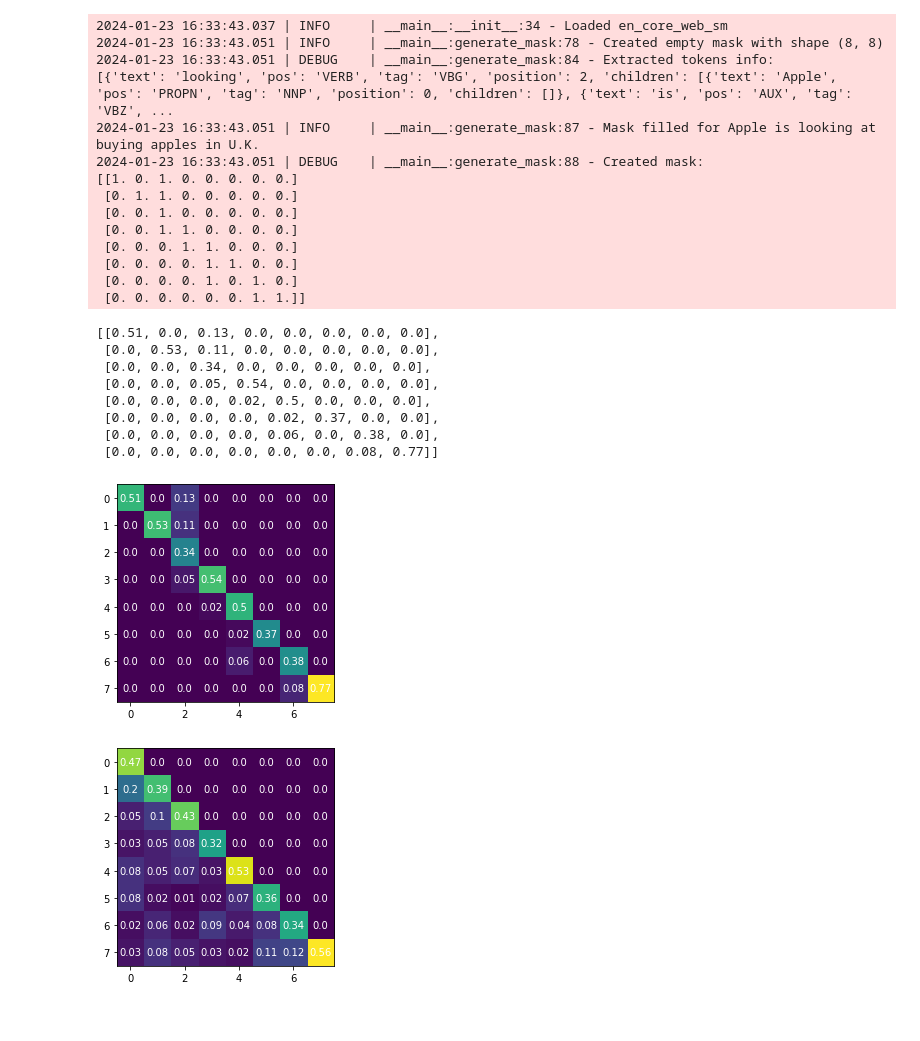
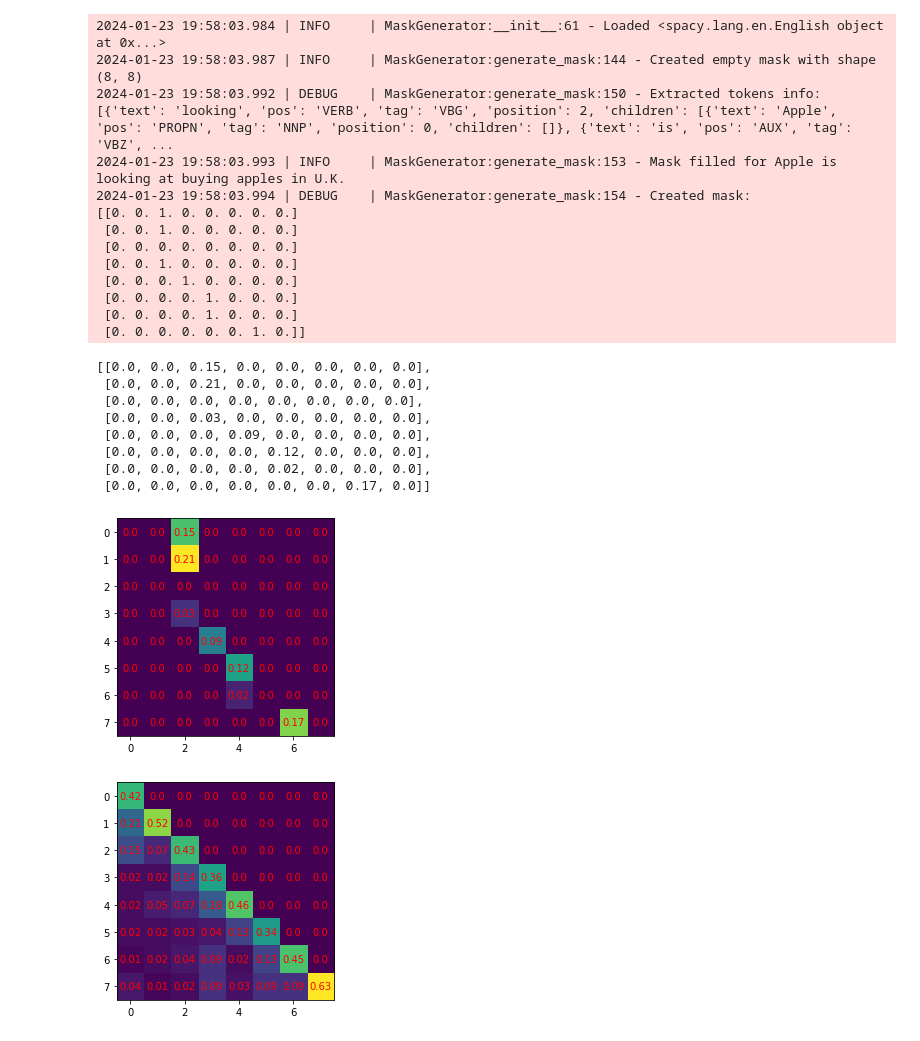
Before and after one commit to Ag0r9/UG-POSMT, a Jupyter notebook: notebook/viusalize_masks.ipynb, the cells around one changed output. Cells and saved outputs as stored; diff of their text form; code cells hidden in the pictures.

```diff
--- a/notebook/viusalize_masks.ipynb
+++ b/notebook/viusalize_masks.ipynb
@@ -110 +26,7 @@ matrix = np.ones((input_sentence_len, input_sentence_len))
+# %%
+def plot_matrix_color(matrix):
+    plt.imshow(matrix, cmap='viridis', interpolation='nearest')
+    for i in range(len(matrix)):
+        for j in range(len(matrix[0])):
+            plt.text(j, i, str(matrix[i][j]), ha='center', va='center', color='r')
 # %%
@@ -181,35 +93,35 @@ def plot_matrix(matrix):
 # %%
-matrix1 =  MaskGenerator().generate_mask(input_sentence)
+matrix1 =  MaskGenerator(False,False,False,'en').generate_mask(input_sentence)
 matrix2 = generate_stochastic_matrix(input_sentence_len)
-plot_matrix(multiply_elementwise(matrix1, matrix2))
+plot_matrix_color(multiply_elementwise(matrix1, matrix2))
 multiply_elementwise(matrix1,matrix2)
 # %% [output]
-2024-01-23 16:33:43.037 | INFO     | __main__:__init__:34 - Loaded en_core_web_sm
-2024-01-23 16:33:43.051 | INFO     | __main__:generate_mask:78 - Created empty mask with shape (8, 8)
-2024-01-23 16:33:43.051 | DEBUG    | __main__:generate_mask:84 - Extracted tokens info:
+2024-01-23 19:58:03.984 | INFO     | MaskGenerator:__init__:61 - Loaded <spacy.lang.en.English object at 0x...>
+2024-01-23 19:58:03.987 | INFO     | MaskGenerator:generate_mask:144 - Created empty mask with shape (8, 8)
+2024-01-23 19:58:03.992 | DEBUG    | MaskGenerator:generate_mask:150 - Extracted tokens info:
 [{'text': 'looking', 'pos': 'VERB', 'tag': 'VBG', 'position': 2, 'children': [{'text': 'Apple', 'pos': 'PROPN', 'tag': 'NNP', 'position': 0, 'children': []}, {'text': 'is', 'pos': 'AUX', 'tag': 'VBZ', ...
-2024-01-23 16:33:43.051 | INFO     | __main__:generate_mask:87 - Mask filled for Apple is looking at buying apples in U.K.
-2024-01-23 16:33:43.051 | DEBUG    | __main__:generate_mask:88 - Created mask:
-[[1. 0. 1. 0. 0. 0. 0. 0.]
- [0. 1. 1. 0. 0. 0. 0. 0.]
+2024-01-23 19:58:03.993 | INFO     | MaskGenerator:generate_mask:153 - Mask filled for Apple is looking at buying apples in U.K.
+2024-01-23 19:58:03.994 | DEBUG    | MaskGenerator:generate_mask:154 - Created mask:
+[[0. 0. 1. 0. 0. 0. 0. 0.]
  [0. 0. 1. 0. 0. 0. 0. 0.]
- [0. 0. 1. 1. 0. 0. 0. 0.]
- [0. 0. 0. 1. 1. 0. 0. 0.]
- [0. 0. 0. 0. 1. 1. 0. 0.]
- [0. 0. 0. 0. 1. 0. 1. 0.]
- [0. 0. 0. 0. 0. 0. 1. 1.]]
+ [0. 0. 0. 0. 0. 0. 0. 0.]
+ [0. 0. 1. 0. 0. 0. 0. 0.]
+ [0. 0. 0. 1. 0. 0. 0. 0.]
+ [0. 0. 0. 0. 1. 0. 0. 0.]
+ [0. 0. 0. 0. 1. 0. 0. 0.]
+ [0. 0. 0. 0. 0. 0. 1. 0.]]
-[[0.51, 0.0, 0.13, 0.0, 0.0, 0.0, 0.0, 0.0],
- [0.0, 0.53, 0.11, 0.0, 0.0, 0.0, 0.0, 0.0],
- [0.0, 0.0, 0.34, 0.0, 0.0, 0.0, 0.0, 0.0],
- [0.0, 0.0, 0.05, 0.54, 0.0, 0.0, 0.0, 0.0],
- [0.0, 0.0, 0.0, 0.02, 0.5, 0.0, 0.0, 0.0],
- [0.0, 0.0, 0.0, 0.0, 0.02, 0.37, 0.0, 0.0],
- [0.0, 0.0, 0.0, 0.0, 0.06, 0.0, 0.38, 0.0],
- [0.0, 0.0, 0.0, 0.0, 0.0, 0.0, 0.08, 0.77]]
+[[0.0, 0.0, 0.15, 0.0, 0.0, 0.0, 0.0, 0.0],
+ [0.0, 0.0, 0.21, 0.0, 0.0, 0.0, 0.0, 0.0],
+ [0.0, 0.0, 0.0, 0.0, 0.0, 0.0, 0.0, 0.0],
+ [0.0, 0.0, 0.03, 0.0, 0.0, 0.0, 0.0, 0.0],
+ [0.0, 0.0, 0.0, 0.09, 0.0, 0.0, 0.0, 0.0],
+ [0.0, 0.0, 0.0, 0.0, 0.12, 0.0, 0.0, 0.0],
+ [0.0, 0.0, 0.0, 0.0, 0.02, 0.0, 0.0, 0.0],
+ [0.0, 0.0, 0.0, 0.0, 0.0, 0.0, 0.17, 0.0]]
-[figure, old version]
+[figure, new version]
 # %%
 matrix1 =  lookahead_mask(input_sentence)
 matrix2 = generate_stochastic_matrix(input_sentence_len)
-plot_matrix( multiply_elementwise(matrix1, matrix2))
+plot_matrix_color( multiply_elementwise(matrix1, matrix2))
 # %% [output]
-[figure, old version]
+[figure, new version]
```
Also changed, not shown: parts of 9 cells of this notebook, 1 other file.
